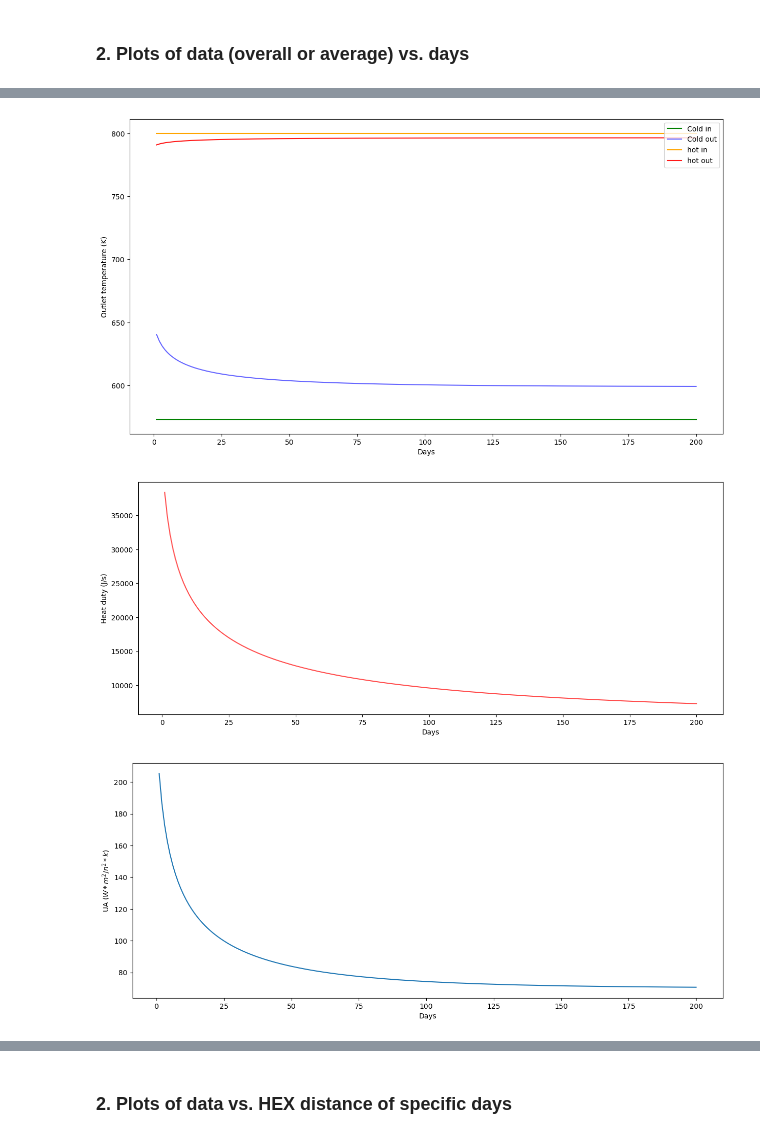
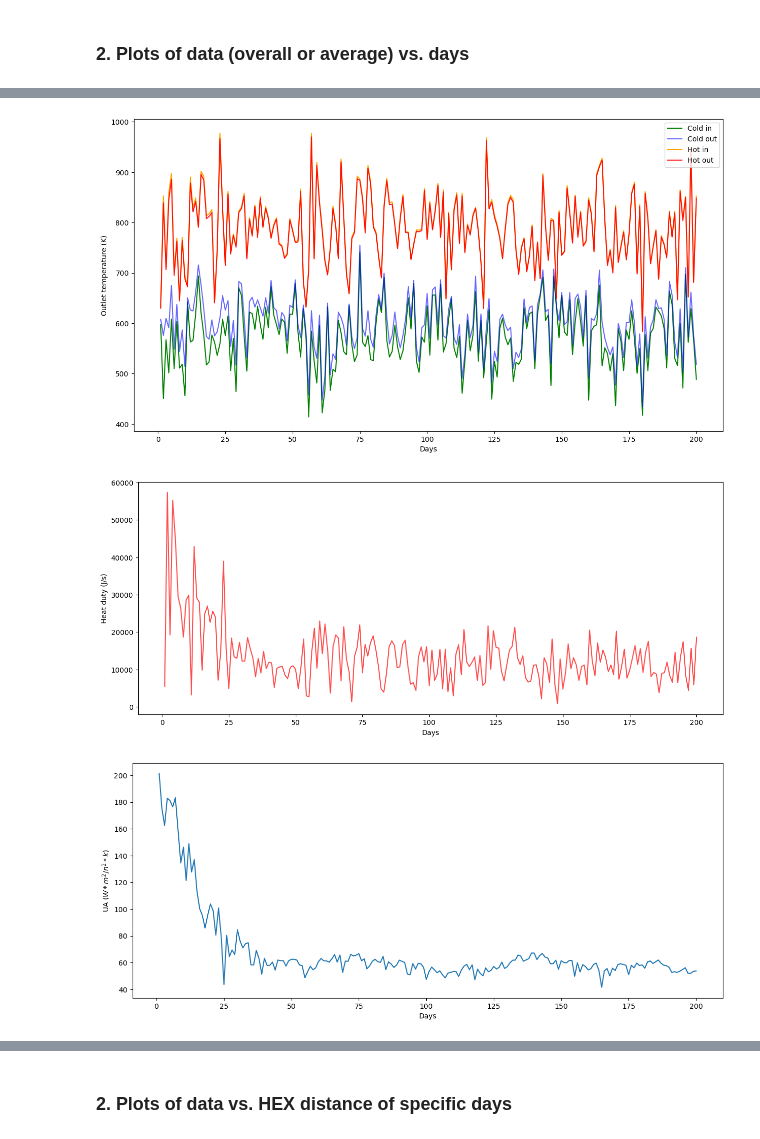
Before and after one commit to donglai-zhang/HEXpractice, a Jupyter notebook: Visualisation.ipynb, the cells around one changed output, grey strips where cells are left out. Saved outputs shown, nothing was run; the diff lists cells and outputs as text; code cells hidden in the pictures.

```diff
--- a/Visualisation.ipynb
+++ b/Visualisation.ipynb
@@ -16,10 +16,10 @@ mode:
 cinlet: constant inlents
 rinlet: random inlents
 '''
-mode = "cinlet"
+mode = "rinlet"
 
 # f_type: 0 - parallel flow, 1 - counter flow
-f_type = 1
+f_type = 0
 
 if f_type == 0:
     dfs = pd.read_csv(f"{dpath}/{mode}/parallel.csv", header=0)
@@ -46,18 +59,18 @@ days = dfs["Day"].to_numpy()
 # %%
 # outlet temperatures vs. time
 fig, ax = plt.subplots()
 fig.set_figheight(8)
 fig.set_figwidth(15)
 ax.plot(days, dfs["F1i"].to_numpy(), c="green", label="Cold in")
 ax.plot(days, dfs["F1o"].to_numpy(), c="blue", alpha=0.6, label="Cold out")
-ax.plot(days, dfs["F2i"].to_numpy(), c="orange", label="hot in")
-ax.plot(days, dfs["F2o"].to_numpy(), c="r", alpha=0.9, label="hot out")
+ax.plot(days, dfs["F2i"].to_numpy(), c="orange", label="Hot in")
+ax.plot(days, dfs["F2o"].to_numpy(), c="r", alpha=0.9, label="Hot out")
 ax.set_ylabel("Outlet temperature (K)")
 ax.set_xlabel("Days")
 ax.legend(loc="upper right")
 plt.show()
 # %% [output]
-[figure, old version]
+[figure, new version]
 # %%
 # Heat duty vs. time
 plt.figure(figsize=(15, 6))
@@ -66,7 +79,7 @@ plt.ylabel("Heat duty (J/s)")
 plt.xlabel("Days")
 plt.show()
 # %% [output]
-[figure, old version]
+[figure, new version]
 # %%
 # UA vs. time
 plt.figure(figsize=(15, 6))
@@ -75,7 +88,7 @@ plt.ylabel("UA ($W*m^2/n^2*k$)")
 plt.xlabel("Days")
 plt.show()
 # %% [output]
-[figure, old version]
+[figure, new version]
 # %%
 # dP vs. time
 plt.figure(figsize=(15, 6))
```
Also changed, not shown: parts of 18 cells of this notebook, 6 other files.
